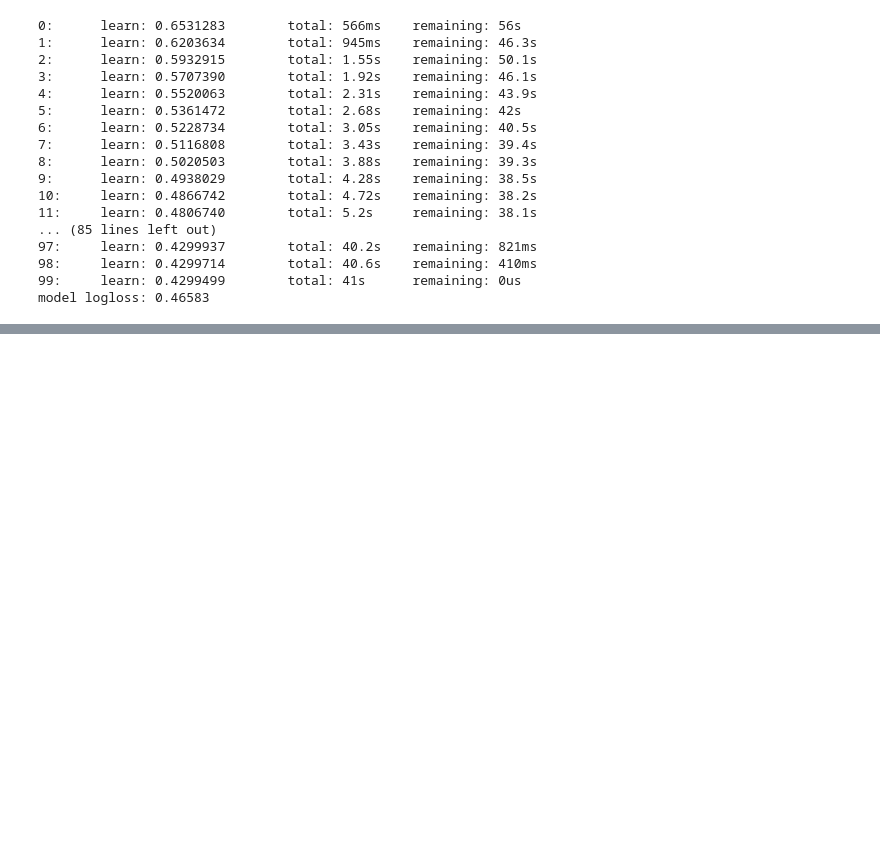
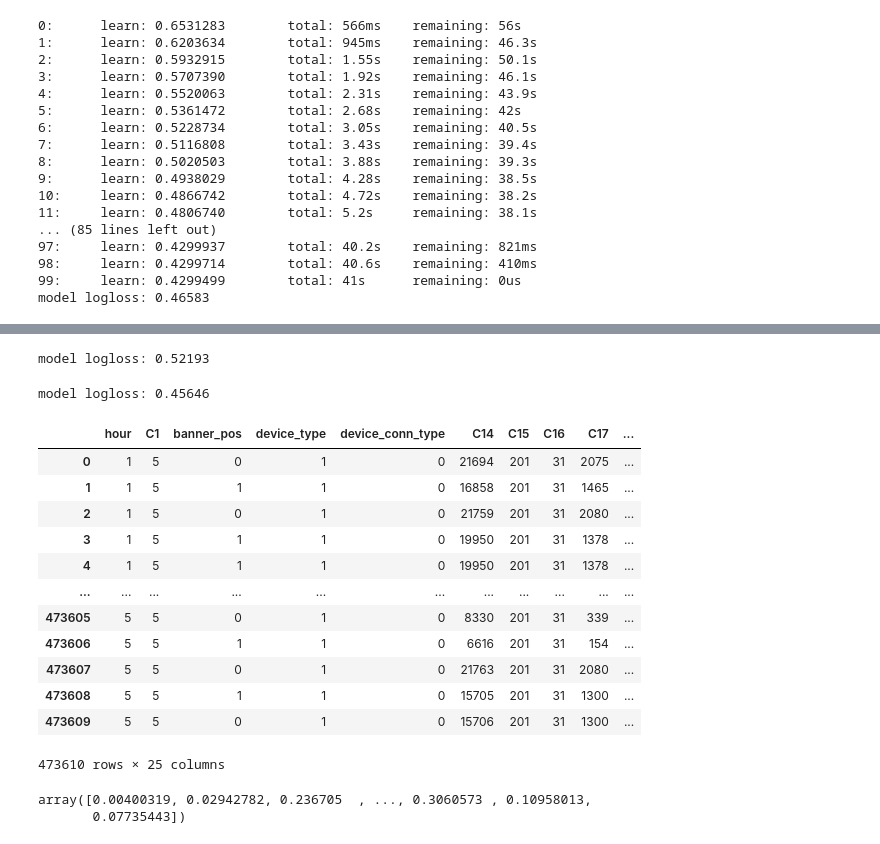
Before and after one commit to junglewill/Click-through-rate-prediction, a Jupyter notebook: final_model_xgboost.ipynb, the cells around one changed output, grey strips where cells are left out. Saved outputs shown, nothing was run; the diff lists cells and outputs as text; code cells hidden in the pictures; blank space fills up the shorter version.

```diff
--- a/final_model_xgboost.ipynb
+++ b/final_model_xgboost.ipynb
@@ -644,0 +698,28 @@ train_df(train_df_train, train_df_val), sj_test, test_modified
+# %%
+print("model logloss: %.5f" % log_loss(Y_test, proba_3))
+# %% [output]
+model logloss: 0.52193
+# %%
+best_weight = [0.000999  , 0.000999  , 0.998002]
+proba_combined = proba_ * best_weight[0]+proba_3 * best_weight[1] +proba_2 * best_weight[2]
+print("model logloss: %.5f" % log_loss(Y_test, proba_combined))
+# %% [output]
+model logloss: 0.45646
+# %%
+df_test = pd.read_csv("test_modified.gz", compression='gzip', header='infer')
+# %%
+df_test
+# %% [output]
+|  | hour | C1 | banner_pos | device_type | device_conn_type | C14 | C15 | C16 | C17 | ... |
+| 0 | 1 | 5 | 0 | 1 | 0 | 21694 | 201 | 31 | 2075 | ... |
+| 1 | 1 | 5 | 1 | 1 | 0 | 16858 | 201 | 31 | 1465 | ... |
+| 2 | 1 | 5 | 0 | 1 | 0 | 21759 | 201 | 31 | 2080 | ... |
+| 3 | 1 | 5 | 1 | 1 | 0 | 19950 | 201 | 31 | 1378 | ... |
+| 4 | 1 | 5 | 1 | 1 | 0 | 19950 | 201 | 31 | 1378 | ... |
+| ... | ... | ... | ... | ... | ... | ... | ... | ... | ... | ... |
+| 473605 | 5 | 5 | 0 | 1 | 0 | 8330 | 201 | 31 | 339 | ... |
+| 473606 | 5 | 5 | 1 | 1 | 0 | 6616 | 201 | 31 | 154 | ... |
+| 473607 | 5 | 5 | 0 | 1 | 0 | 21763 | 201 | 31 | 2080 | ... |
+| 473608 | 5 | 5 | 1 | 1 | 0 | 15705 | 201 | 31 | 1300 | ... |
+| 473609 | 5 | 5 | 0 | 1 | 0 | 15706 | 201 | 31 | 1300 | ... |
+473610 rows × 25 columns
@@ -644,0 +744,5 @@ train_df(train_df_train, train_df_val), sj_test, test_modified
+# %%
+proba_combined_t
+# %% [output]
+array([0.00400319, 0.02942782, 0.236705  , ..., 0.3060573 , 0.10958013,
+       0.07735443])
```
Also changed, not shown: parts of 15 cells of this notebook, 1 other file.
